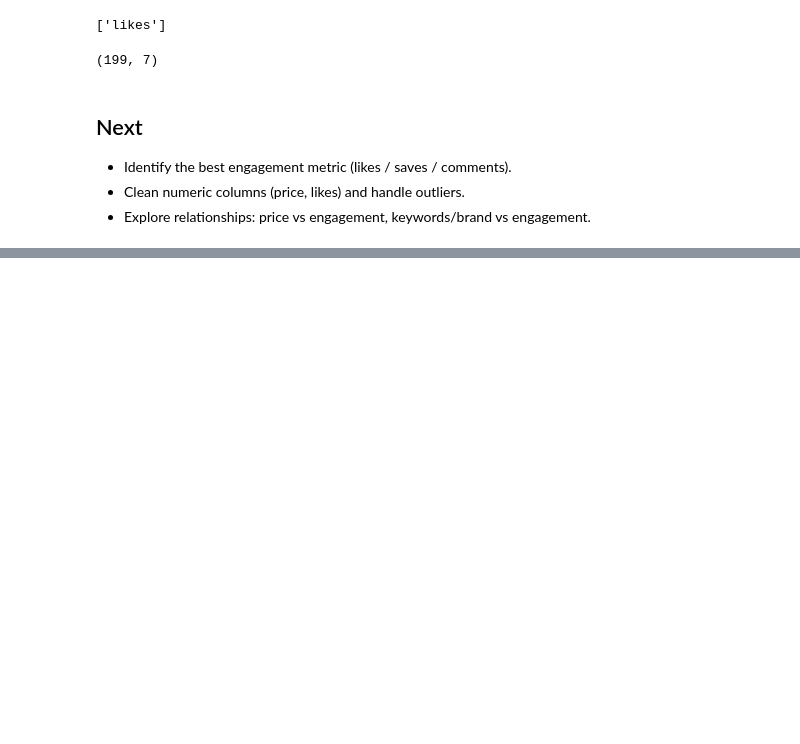
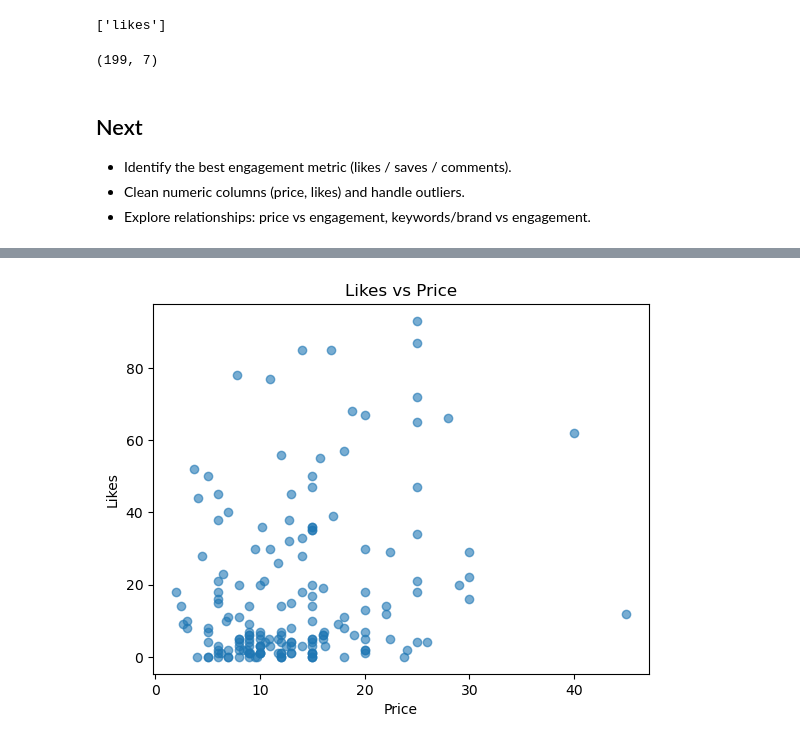
Before and after one commit to savmul/depop-engagement-analysis, a Jupyter notebook: notebooks/01_eda_engagement.ipynb, the cells around one changed output, grey strips where cells are left out. Saved outputs shown, nothing was run; the diff lists cells and outputs as text; code cells hidden in the pictures; blank space fills up the shorter version.

```diff
--- a/notebooks/01_eda_engagement.ipynb
+++ b/notebooks/01_eda_engagement.ipynb
@@ -415,0 +534,9 @@ df.shape
+# %%
+plt.figure()
+plt.scatter(df["price"], df["likes"], alpha=0.6)
+plt.xlabel("Price")
+plt.ylabel("Likes")
+plt.title("Likes vs Price")
+plt.show()
+# %% [output]
+[figure, added]
```
Also changed, not shown: parts of 22 cells of this notebook.
